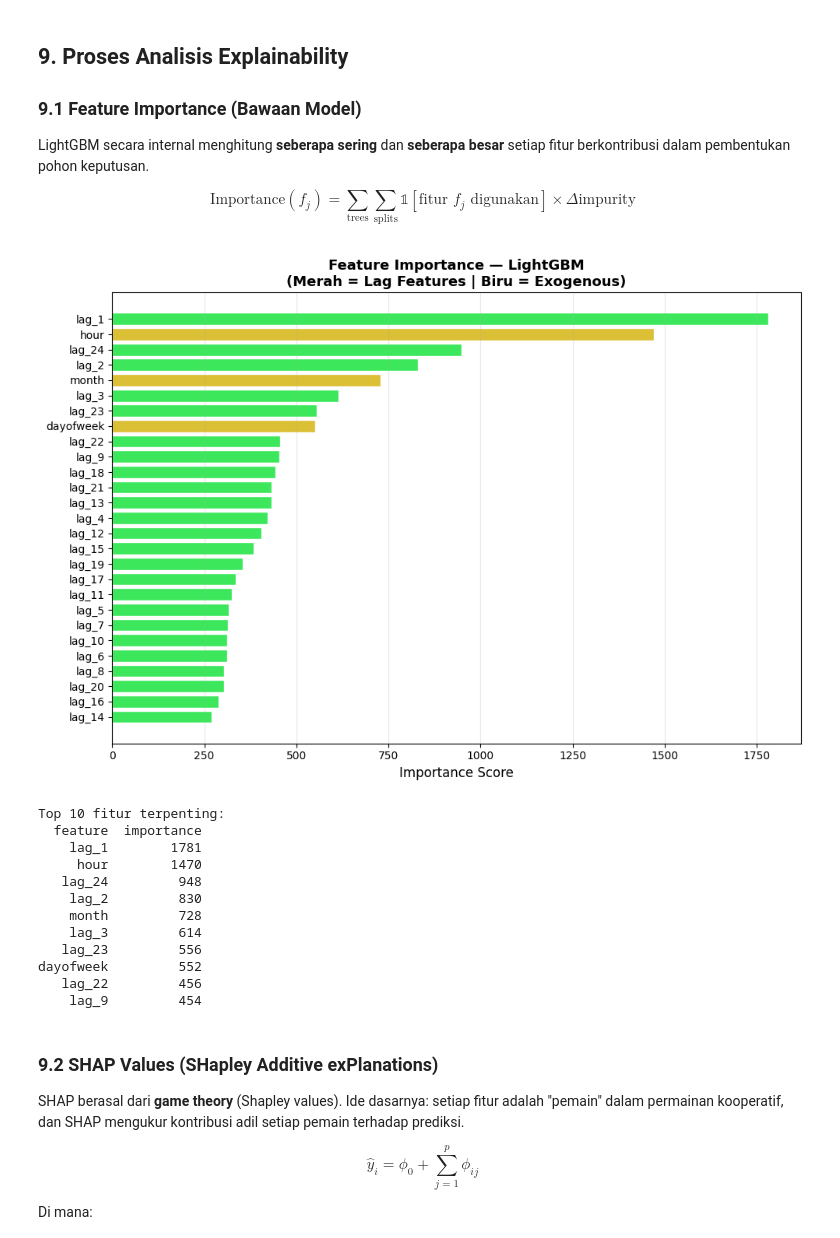
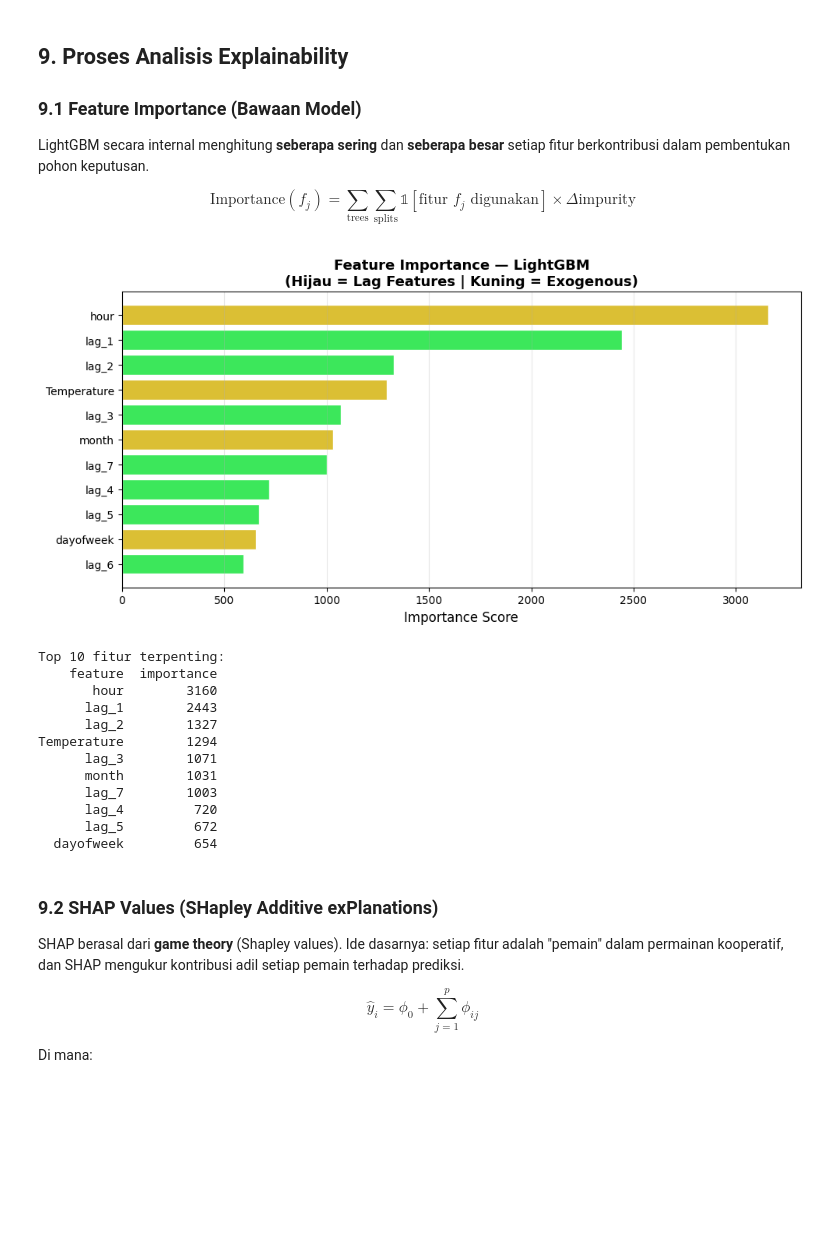
Before and after one commit to fathulamin987/Pendata, a Jupyter notebook: _sources/analisis.ipynb, the cells around one changed output. Cells and saved outputs as stored; diff of their text form; code cells hidden in the pictures; blank space fills up the shorter version.

```diff
--- a/_sources/analisis.ipynb
+++ b/_sources/analisis.ipynb
@@ -249,7 +338,7 @@ Di mana $f$ adalah **LightGBM Regressor** (gradient boosted trees).
 from skforecast.recursive import ForecasterRecursive
 from lightgbm import LGBMRegressor
 
-# Model menggunakan 24 lag (24 jam sebelumnya) sebagai input prediksi
+# Model menggunakan 7 lag (7 langkah sebelumnya) sebagai input
 forecaster = ForecasterRecursive(
     LGBMRegressor(
         n_estimators   = 500,
@@ -258,17 +347,18 @@ forecaster = ForecasterRecursive(
         random_state   = 42,
         verbose        = -1
     ),
-    lags = 24
+    lags = 7
 )
 
-# Menambahkan fitur waktu sebagai variabel pendukung (exogenous)
-exog_cols = ['hour', 'dayofweek', 'month']
+# KUNCI PERUBAHAN: Masukkan 'Temperature' ke dalam list variabel pendukung (exogenous)
+exog_cols = ['hour', 'dayofweek', 'month', 'Temperature']
 
+# Melatih model dengan menyertakan fitur Temperature
 forecaster.fit(
     y    = data_train['Demand'],
     exog = data_train[exog_cols]
 )
 
-print("Forecaster berhasil dilatih!")
+print("Forecaster dengan Lag 1-7 dan Fitur Temperature berhasil dilatih!")
 print(forecaster)
 # %% [output]
@@ -347,49 +439,50 @@ $$
 # Menghitung dan mengurutkan feature importance dari model
 importance_df = forecaster.get_feature_importances()
 importance_df = importance_df.sort_values('importance', ascending=False)
 
-# Membuat visualisasi feature importance
-fig, ax = plt.subplots(figsize=(10, 7))
+# Membuat visualisasi feature importance (Ukuran diubah sedikit agar pas dengan jumlah fitur)
+fig, ax = plt.subplots(figsize=(10, 5))
 
+# Memisahkan warna untuk fitur Lag (Hijau) dan Eksogen (Kuning)
 colors = ["#3ce75b" if 'lag' in f else "#dbbf34" for f in importance_df['feature']]
 
 ax.barh(
     importance_df['feature'],
     importance_df['importance'],
     color=colors,
     edgecolor='white'
 )
 
 ax.set_xlabel('Importance Score', fontsize=12)
 ax.set_title(
-    'Feature Importance — LightGBM\n(Merah = Lag Features | Biru = Exogenous)',
+    'Feature Importance — LightGBM\n(Hijau = Lag Features | Kuning = Exogenous)',
     fontsize=13,
     fontweight='bold'
 )
 
 ax.invert_yaxis()
 ax.grid(axis='x', alpha=0.3)
 
 plt.tight_layout()
 plt.show()
 
 # Menampilkan 10 fitur yang paling berpengaruh terhadap prediksi
 print("\nTop 10 fitur terpenting:")
 print(importance_df.head(10).to_string(index=False))
 # %% [output]
-[figure, old version]
+[figure, new version]
 Top 10 fitur terpenting:
-  feature  importance
-    lag_1        1781
-     hour        1470
-   lag_24         948
-    lag_2         830
-    month         728
-    lag_3         614
-   lag_23         556
-dayofweek         552
-   lag_22         456
-    lag_9         454
+    feature  importance
+       hour        3160
+      lag_1        2443
+      lag_2        1327
+Temperature        1294
+      lag_3        1071
+      month        1031
+      lag_7        1003
+      lag_4         720
+      lag_5         672
+  dayofweek         654
 # %% [markdown]
 ### 9.2 SHAP Values (SHapley Additive exPlanations)
 
```
Also changed, not shown: parts of 53 cells of this notebook, 15 other files.
